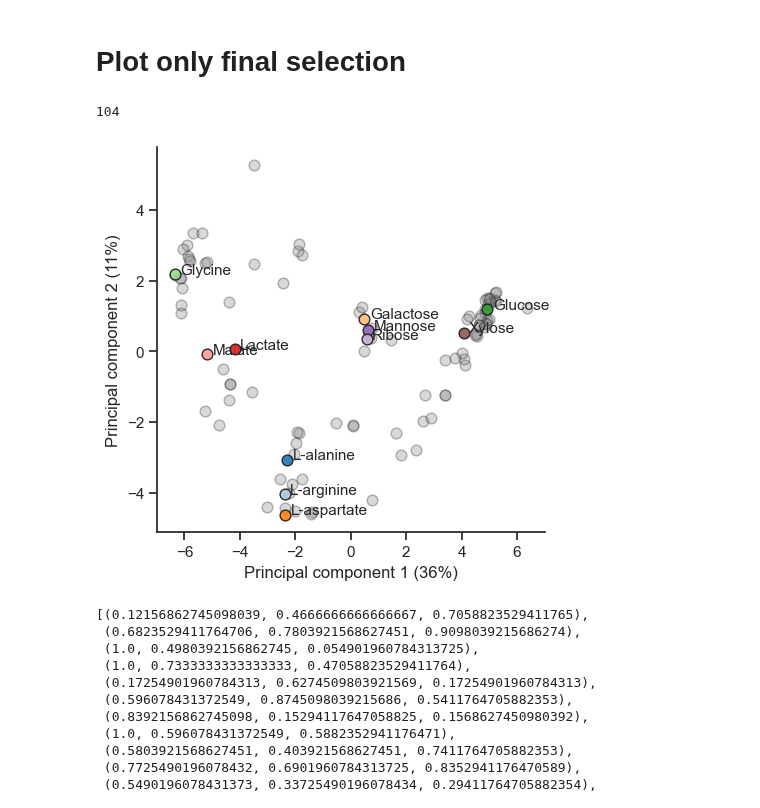
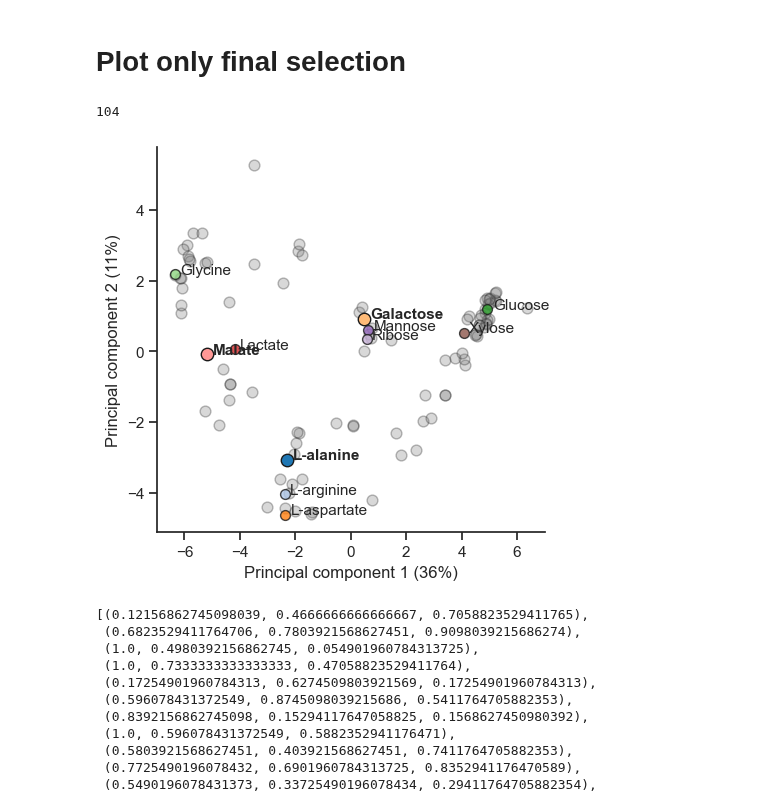
Before and after one commit to sulheim/metabolite-release, a Jupyter notebook: notebooks/1_release_rates/1_sintef_2023/1F_choose_carbon_sources.ipynb, the cells around one changed output. Saved outputs shown, nothing was run; the diff lists cells and outputs as text; code cells hidden in the pictures.

Commit message:
Plot cs and strain selection

```diff
--- a/notebooks/1_release_rates/1_sintef_2023/1F_choose_carbon_sources.ipynb
+++ b/notebooks/1_release_rates/1_sintef_2023/1F_choose_carbon_sources.ipynb
@@ -194,34 +199,43 @@ met_to_label = {
 # %%
 pca = PCA(n_components=2)
 t = pca.fit_transform(bf2)
 cmap = sns.color_palette('tab20', 20)# finally_se
 fig, ax = plt.subplots(figsize=(5, 5))
 j = 0
 print(len(metabolites))
 cs_to_color = {}
 for i, met in enumerate(metabolites):
-
     if met in selected_cs:
+        if met in ['L-Malate', 'D-Galactose', 'L-Alanine']:
+            alpha = 1
+            s = 80
+            zorder = 200
+            fw = 'bold'
+        else:
+            alpha = 0.8
+            s = 50
+            zorder = 100
+            fw = 'normal'
         ax.scatter(t[i,0], t[i,1], c = cmap[j],
-                s = 60, edgecolor = 'k', linewidth = 1,
-                alpha = 0.9, zorder = 100)
-        ax.annotate(met_to_label[met], (t[i,0]+0.2, t[i,1]), fontsize = 11)
+                s = s, edgecolor = 'k', linewidth = 1,
+                alpha = alpha, zorder = zorder)
+        ax.annotate(met_to_label[met], (t[i,0]+0.2, t[i,1]), fontsize = 11, zorder = zorder, fontweight = fw )
         cs_to_color[met_to_label[met]] = cmap[j]
         j+=1
 
     else:
         ax.scatter(t[i,0], t[i,1], c = 'gray' ,
                 s = 60, edgecolor = 'k', linewidth = 1,
                 alpha = 0.3)#c = clusterer.labels_
 
 plt.xlabel(f'Principal component 1 ({100*pca.explained_variance_ratio_[0]:.0f}%)', size = 12)
 plt.ylabel(f'Principal component 2 ({100*pca.explained_variance_ratio_[1]:.0f}%)', size = 12)
 sns.despine()
 plt.savefig(figure_folder / 'PCA_cs_screen.pdf', bbox_inches='tight')
 # plt.savefig(figure_folder / 'PCA_cs_screen.png', bbox_inches='tight', dpi = 300)
 # %% [output]
 104
-[figure, old version]
+[figure, new version]
 # %%
 sns.color_palette('tab20')
 # %% [output]
```
Also changed, not shown: parts of 15 cells of this notebook, 2 other files.
